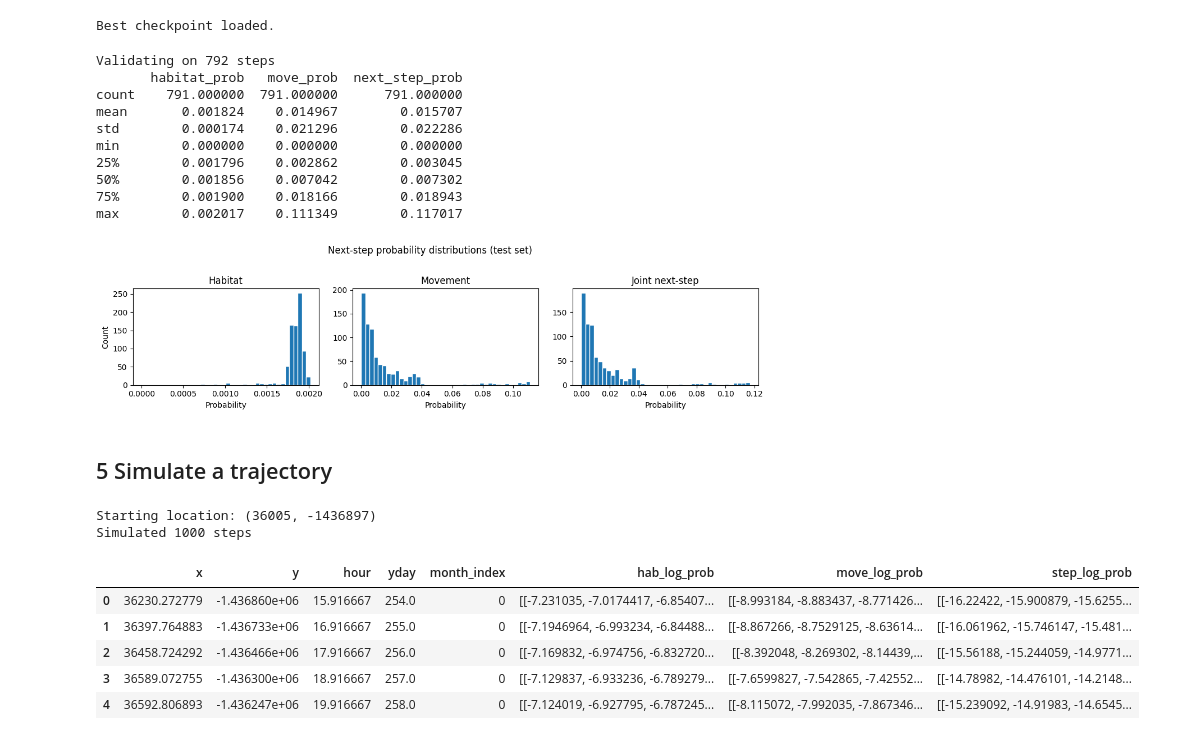
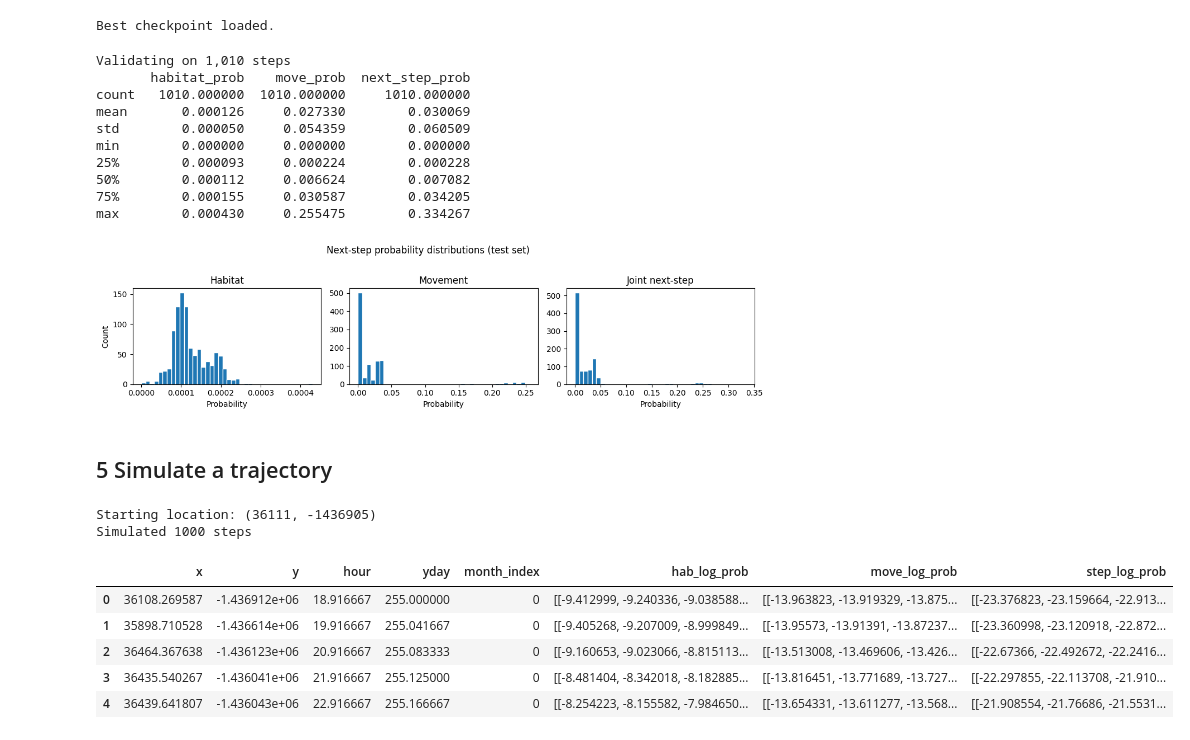
Before and after one commit to swforrest/deepSSF_package, a Jupyter notebook: examples/deepssf_train_validate_example.ipynb, the cells around one changed output. Saved outputs shown, nothing was run; the diff lists cells and outputs as text; code cells hidden in the pictures.

```diff
--- a/examples/deepssf_train_validate_example.ipynb
+++ b/examples/deepssf_train_validate_example.ipynb
@@ -69,6 +72,16 @@ OUTPUT_DIR.mkdir(exist_ok=True)
 raw_df = pd.read_csv(CSV_PATH)
 print(f"Raw GPS fixes : {len(raw_df):,}")
 print(f"Individuals   : {raw_df['id'].nunique()}")
+
+# Sort by the individual ID and timestamp to ensure correct temporal order
+raw_df = raw_df.sort_values(by=["id", "time"]).reset_index(drop=True)
+
+# # Convert the 'time' column to the correct timezone (here Australia/Darwin)
+# raw_df["time"] = (
+#         pd.to_datetime(raw_df["time"], utc=True)
+#         .dt.tz_convert("Australia/Darwin")
+#     )
+
 raw_df.head()
 # %% [output]
 Raw GPS fixes : 10,297
@@ -107,8 +120,8 @@ Movement steps : 10,296  (1 dropped — last fix per individual)
 # %%
 # Model configuration
 # 4 scalar covariates broadcast into spatial maps (no dt_hour so simulate() matches)
-SCALAR_COLS = ["hour_t1_sin1", "hour_t1_cos1", "yday_t1_sin1", "yday_t1_cos1"]
-WINDOW_SIZE = 25    # small for speed; 101 is typical for production
+SCALAR_COLS = ["hour_t1_sin1", "hour_t1_cos1", "yday_t1_sin1", "yday_t1_cos1", "dt_hour"]
+WINDOW_SIZE = 101    # small for speed; 101 is typical for production
 PIXEL_SIZE  = 25    # raster resolution in metres (CRS units)
 BATCH_SIZE  = 32
 
@@ -278,16 +302,16 @@ val_results = validate_next_step_probs(
 )
 print(val_results[["habitat_prob", "move_prob", "next_step_prob"]].describe())
 # %% [output]
-Validating on 792 steps
-       habitat_prob   move_prob  next_step_prob
-count    791.000000  791.000000      791.000000
-mean       0.001824    0.014967        0.015707
-std        0.000174    0.021296        0.022286
-min        0.000000    0.000000        0.000000
-25%        0.001796    0.002862        0.003045
-50%        0.001856    0.007042        0.007302
-75%        0.001900    0.018166        0.018943
-max        0.002017    0.111349        0.117017
+Validating on 1,010 steps
+       habitat_prob    move_prob  next_step_prob
+count   1010.000000  1010.000000     1010.000000
+mean       0.000126     0.027330        0.030069
+std        0.000050     0.054359        0.060509
+min        0.000000     0.000000        0.000000
+25%        0.000093     0.000224        0.000228
+50%        0.000112     0.006624        0.007082
+75%        0.000155     0.030587        0.034205
+max        0.000430     0.255475        0.334267
 # %%
 fig, axes = plt.subplots(1, 3, figsize=(12, 3))
 for ax, col, title in zip(
@@ -305,36 +329,37 @@ plt.tight_layout()
 plt.savefig(str(OUTPUT_DIR / "validation_probs.png"), dpi=100)
 plt.show()
 # %% [output]
-[figure, old version]
+[figure, new version]
 # %% [markdown]
 ## 5  Simulate a trajectory
 # %%
 start_x = float(step_df["x1_"].median())
 start_y = float(step_df["y1_"].median())
 print(f"Starting location: ({start_x:.0f}, {start_y:.0f})")
 
 sim_df = simulate_trajectory(
     model,
     get_landscape=get_landscape,
     transform=raster_transform,
     start_x=start_x,
     start_y=start_y,
     n_steps=1000,
     starting_yday=test_sample["yday_t1"].iloc[0],
     starting_hour=test_sample["hour_t1"].iloc[0],
+    time_between_steps=1.0,
     window_size=WINDOW_SIZE,
     month_index_fn=lambda _yday: 0,   # static layers
 )
 print(f"Simulated {len(sim_df)} steps")
 sim_df.head()
 # %% [output]
-Starting location: (36005, -1436897)
+Starting location: (36111, -1436905)
 Simulated 1000 steps
 |  | x | y | hour | yday | month_index | hab_log_prob | move_log_prob | step_log_prob |
-| 0 | 36230.272779 | -1.436860e+06 | 15.916667 | 254.0 | 0 | [[-7.231035, -7.0174417, -6.85407... | [[-8.993184, -8.883437, -8.771426... | [[-16.22422, -15.900879, -15.6255... |
-| 1 | 36397.764883 | -1.436733e+06 | 16.916667 | 255.0 | 0 | [[-7.1946964, -6.993234, -6.84488... | [[-8.867266, -8.7529125, -8.63614... | [[-16.061962, -15.746147, -15.481... |
-| 2 | 36458.724292 | -1.436466e+06 | 17.916667 | 256.0 | 0 | [[-7.169832, -6.974756, -6.832720... | [[-8.392048, -8.269302, -8.14439,... | [[-15.56188, -15.244059, -14.9771... |
-| 3 | 36589.072755 | -1.436300e+06 | 18.916667 | 257.0 | 0 | [[-7.129837, -6.933236, -6.789279... | [[-7.6599827, -7.542865, -7.42552... | [[-14.78982, -14.476101, -14.2148... |
-| 4 | 36592.806893 | -1.436247e+06 | 19.916667 | 258.0 | 0 | [[-7.124019, -6.927795, -6.787245... | [[-8.115072, -7.992035, -7.867346... | [[-15.239092, -14.91983, -14.6545... |
+| 0 | 36108.269587 | -1.436912e+06 | 18.916667 | 255.000000 | 0 | [[-9.412999, -9.240336, -9.038588... | [[-13.963823, -13.919329, -13.875... | [[-23.376823, -23.159664, -22.913... |
+| 1 | 35898.710528 | -1.436614e+06 | 19.916667 | 255.041667 | 0 | [[-9.405268, -9.207009, -8.999849... | [[-13.95573, -13.91391, -13.87237... | [[-23.360998, -23.120918, -22.872... |
+| 2 | 36464.367638 | -1.436123e+06 | 20.916667 | 255.083333 | 0 | [[-9.160653, -9.023066, -8.815113... | [[-13.513008, -13.469606, -13.426... | [[-22.67366, -22.492672, -22.2416... |
+| 3 | 36435.540267 | -1.436041e+06 | 21.916667 | 255.125000 | 0 | [[-8.481404, -8.342018, -8.182885... | [[-13.816451, -13.771689, -13.727... | [[-22.297855, -22.113708, -21.910... |
+| 4 | 36439.641807 | -1.436043e+06 | 22.916667 | 255.166667 | 0 | [[-8.254223, -8.155582, -7.984650... | [[-13.654331, -13.611277, -13.568... | [[-21.908554, -21.76686, -21.5531... |
 # %%
 fig, ax = plt.subplots(figsize=(7, 6))
```
Also changed, not shown: parts of 12 cells of this notebook, 20 other files.
